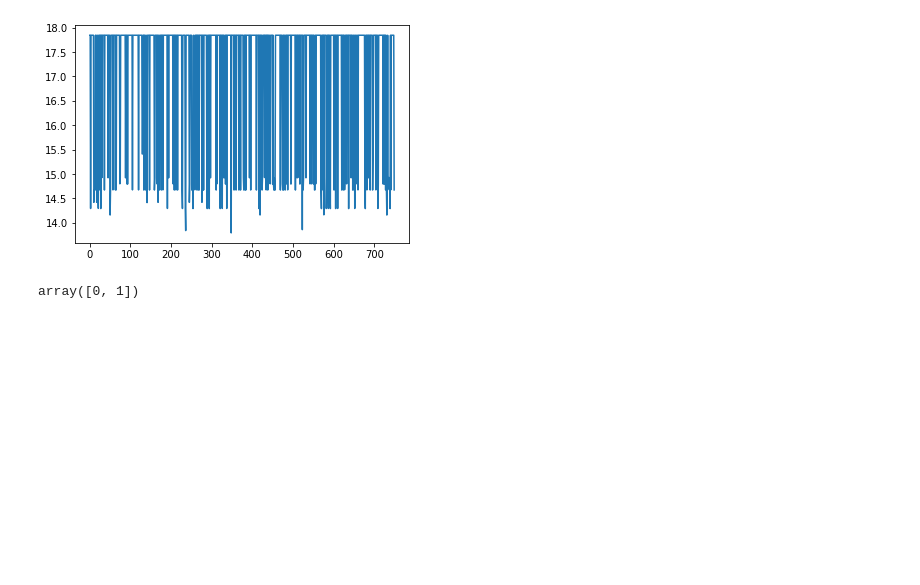
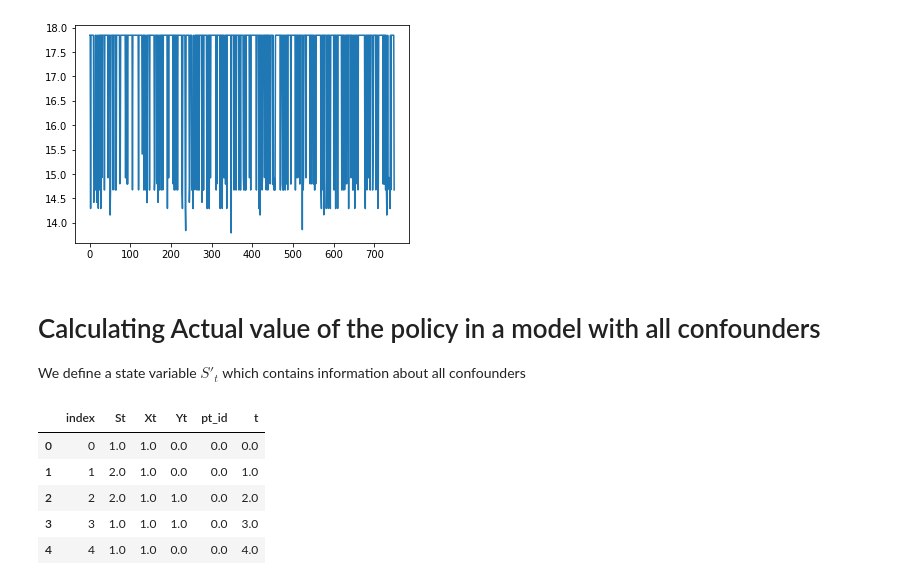
Before and after one commit to faaizT/MDPUC, a Jupyter notebook: MDPUC.ipynb, the cells around one changed output. Cells and saved outputs as stored; diff of their text form; code cells hidden in the pictures; blank space fills up the shorter version.

```diff
--- a/MDPUC.ipynb
+++ b/MDPUC.ipynb
@@ -342,7 +342,20 @@ plt.plot(bootwis)
 plt.show()
 # %% [output]
 [figure]
-# %%
-OptimalAction
-# %% [output]
-array([0, 1])
+# %% [markdown]
+# Calculating Actual value of the policy in a model with all confounders
+
+We define a state variable $S'_t$ which contains information about all confounders
+# %%
+complete_model_test = test_data.copy()
+# %%
+complete_model_test['St'] = complete_model_test['Et'] + 2*complete_model_test['Mt'] + 4*complete_model_test['St']
+complete_model_test.drop(columns=['Et', 'Mt'], inplace=True)
+complete_model_test.head()
+# %% [output]
+|  | index | St | Xt | Yt | pt_id | t |
+| 0 | 0 | 1.0 | 1.0 | 0.0 | 0.0 | 0.0 |
+| 1 | 1 | 2.0 | 1.0 | 0.0 | 0.0 | 1.0 |
+| 2 | 2 | 2.0 | 1.0 | 1.0 | 0.0 | 2.0 |
+| 3 | 3 | 1.0 | 1.0 | 1.0 | 0.0 | 3.0 |
+| 4 | 4 | 1.0 | 1.0 | 0.0 | 0.0 | 4.0 |
```
Also changed, not shown: parts of 9 cells of this notebook.
